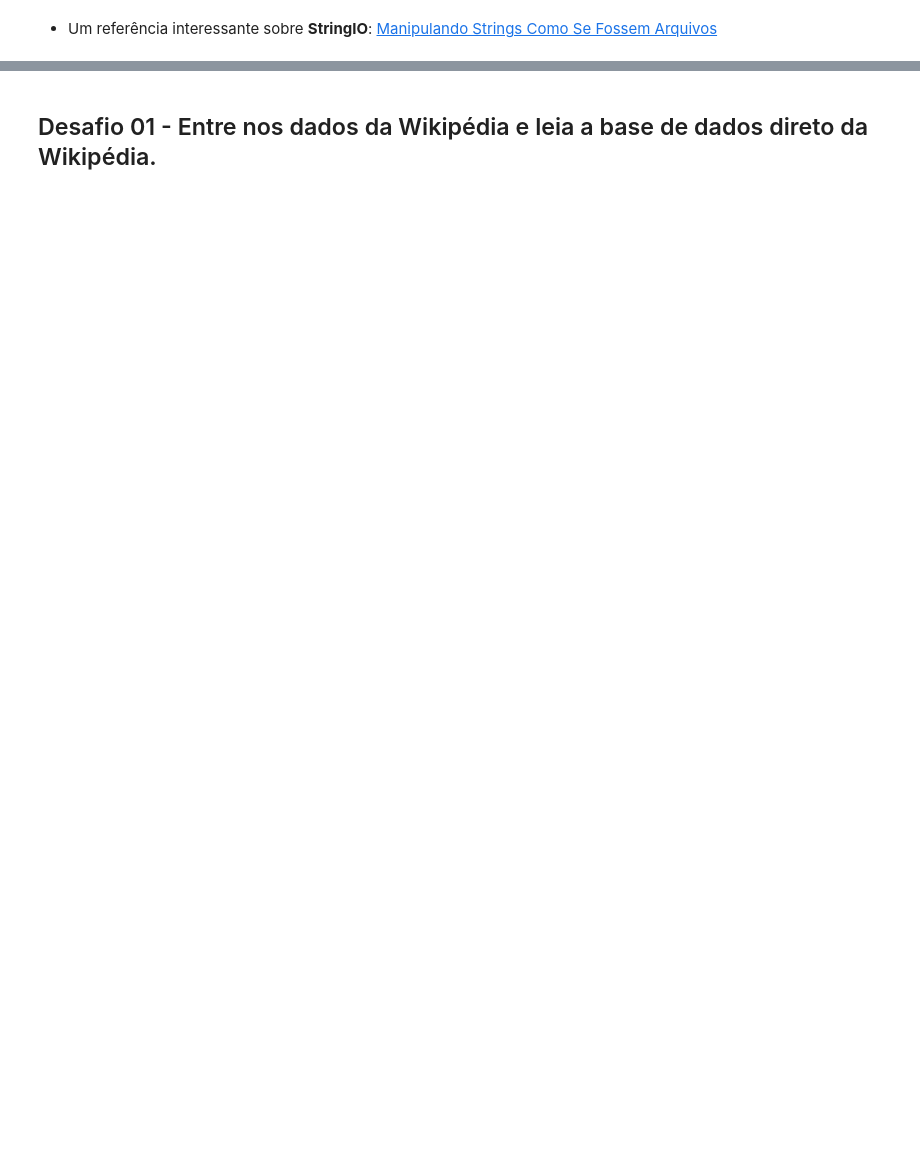
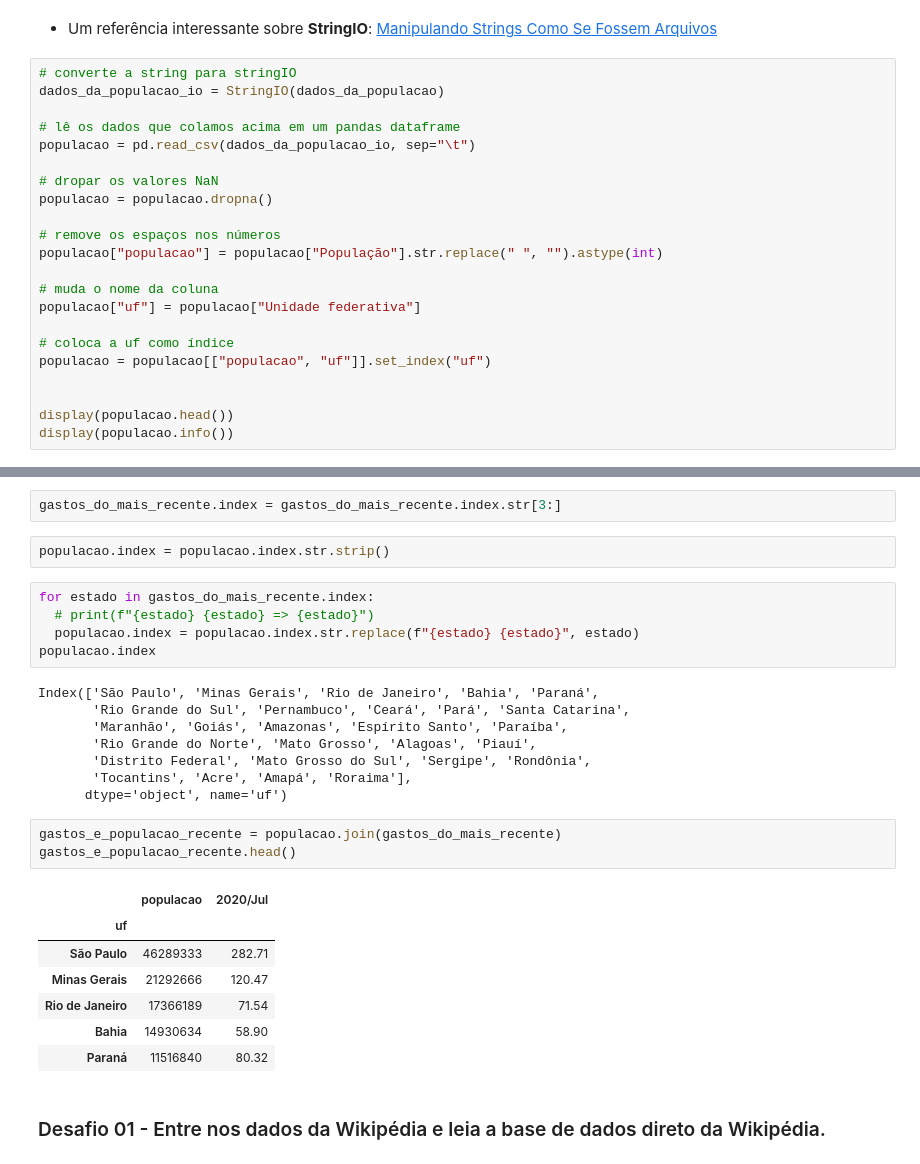
Before and after one commit to diascarolina/data-science-bootcamp, a Jupyter notebook: modulo2/aulas_desafios_modulo2.ipynb, the cells around one changed output, grey strips where cells are left out. Cells and saved outputs as stored; diff of their text form; blank space fills up the shorter version.

```diff
--- a/modulo2/aulas_desafios_modulo2.ipynb
+++ b/modulo2/aulas_desafios_modulo2.ipynb
@@ -105,2 +90,24 @@ populacao.head()
 # %% [markdown]
 - Um referência interessante sobre **StringIO**: [Manipulando Strings Como Se Fossem Arquivos](https://pythonhelp.wordpress.com/2014/06/19/manipulando-strings-como-se-fossem-arquivos-stringio/)
+# %%
+# converte a string para stringIO
+dados_da_populacao_io = StringIO(dados_da_populacao)
+
+# lê os dados que colamos acima em um pandas dataframe
+populacao = pd.read_csv(dados_da_populacao_io, sep="\t")
+
+# dropar os valores NaN
+populacao = populacao.dropna()
+
+# remove os espaços nos números
+populacao["populacao"] = populacao["População"].str.replace(" ", "").astype(int)
+
+# muda o nome da coluna
+populacao["uf"] = populacao["Unidade federativa"]
+
+# coloca a uf como índice
+populacao = populacao[["populacao", "uf"]].set_index("uf")
+
+
+display(populacao.head())
+display(populacao.info())
@@ -107,3 +131,31 @@ populacao.head()
+# %%
+gastos_do_mais_recente.index = gastos_do_mais_recente.index.str[3:]
+# %%
+populacao.index = populacao.index.str.strip()
+# %%
+for estado in gastos_do_mais_recente.index:
+  # print(f"{estado} {estado} => {estado}")
+  populacao.index = populacao.index.str.replace(f"{estado} {estado}", estado)
+populacao.index
+# %% [output]
+Index(['São Paulo', 'Minas Gerais', 'Rio de Janeiro', 'Bahia', 'Paraná',
+       'Rio Grande do Sul', 'Pernambuco', 'Ceará', 'Pará', 'Santa Catarina',
+       'Maranhão', 'Goiás', 'Amazonas', 'Espírito Santo', 'Paraíba',
+       'Rio Grande do Norte', 'Mato Grosso', 'Alagoas', 'Piauí',
+       'Distrito Federal', 'Mato Grosso do Sul', 'Sergipe', 'Rondônia',
+       'Tocantins', 'Acre', 'Amapá', 'Roraima'],
+      dtype='object', name='uf')
+# %%
+gastos_e_populacao_recente = populacao.join(gastos_do_mais_recente)
+gastos_e_populacao_recente.head()
+# %% [output]
+|  | populacao | 2020/Jul |
+| uf |  |  |
+| São Paulo | 46289333 | 282.71 |
+| Minas Gerais | 21292666 | 120.47 |
+| Rio de Janeiro | 17366189 | 71.54 |
+| Bahia | 14930634 | 58.90 |
+| Paraná | 11516840 | 80.32 |
 # %% [markdown]
-## Desafio 01 - Entre nos dados da Wikipédia e leia a base de dados direto da Wikipédia.
+### Desafio 01 - Entre nos dados da Wikipédia e leia a base de dados direto da Wikipédia.
 # %% [markdown]
```
Also changed, not shown: parts of 36 cells of this notebook, 1 other file.
